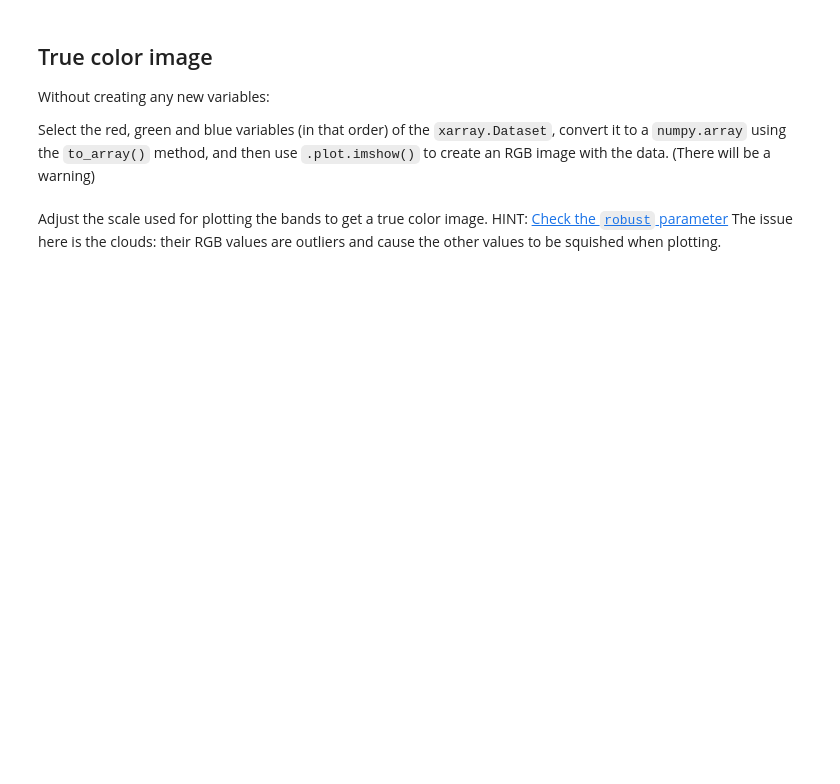
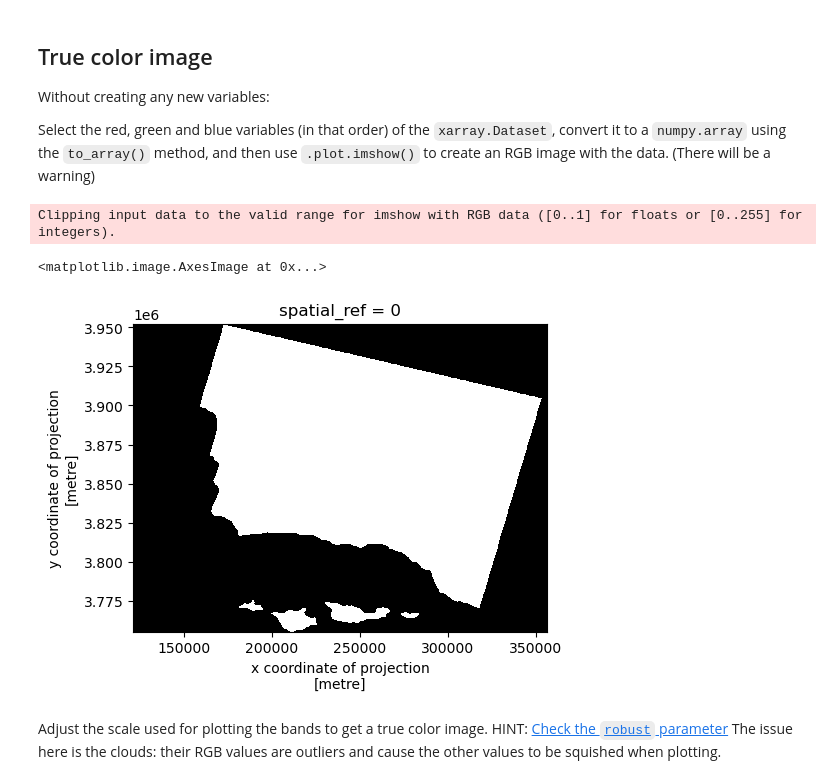
Before and after one commit to annieradams/eds220-hwk4, a Jupyter notebook: hwk4-task2-false-color.ipynb, the cells around one changed output. Drawn from its saved outputs; the diff is of its cells as text; code cells hidden in the pictures; blank space fills up the shorter version.

```diff
--- a/hwk4-task2-false-color.ipynb
+++ b/hwk4-task2-false-color.ipynb
@@ -88,0 +108,7 @@ ca = gpd.read_file('https://data.ca.gov/dataset/e212e397-1277-4df3-8c22-40721b09
+# %%
+#create file path
+
+landsat_fp = os.path.join(os.getcwd(), 'data','landsat8-2018-01-26-sb-simplified.nc')
+
+landsat = rioxr.open_rasterio(landsat_fp)
+landsat
@@ -99,3 +189,6 @@ If there are any updates needed to the data to plot the true and false color ima
 Comment appropriately.
 # %%
 # your code here
+print(landsat.dims)
+landsat_2d = landsat.squeeze().drop('band') # drop band dimension to make data 2D
+landsat_2d # check to make sure band is no longer included
@@ -110,3 +222,11 @@ Select the red, green and blue variables (in that order) of the `xarray.Dataset`
+# %%
+
+#select red green and blue variables, make an array and plot
+landsat_2d[['red', 'green', 'blue']].to_array().plot.imshow(size = 4)
+# %% [output]
+Clipping input data to the valid range for imshow with RGB data ([0..1] for floats or [0..255] for integers).
+<matplotlib.image.AxesImage at 0x...>
+[figure, added]
 # %% [markdown]
 Adjust the scale used for plotting the bands to get a true color image.
 HINT: [Check the `robust` parameter](https://matplotlib.org/stable/api/_as_gen/matplotlib.pyplot.imshow.html)
```
Also changed, not shown: parts of 17 cells of this notebook, 1 other file.
